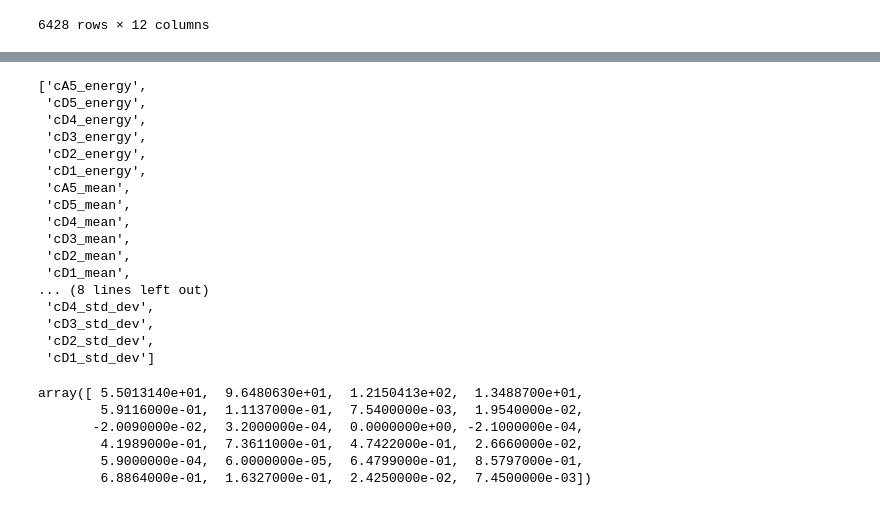
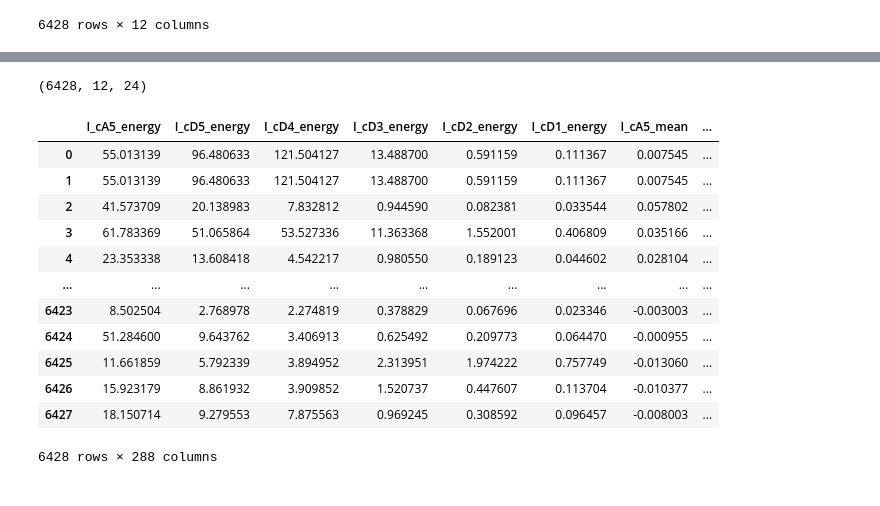
Before and after one commit to AGE90/atrial-fibrillation-detection, a Jupyter notebook: notebooks/02-AGE90-ecg-feature_extraction.ipynb, the cells around one changed output, grey strips where cells are left out. Cells and saved outputs as stored; diff of their text form; code cells hidden in the pictures.

```diff
--- a/notebooks/02-AGE90-ecg-feature_extraction.ipynb
+++ b/notebooks/02-AGE90-ecg-feature_extraction.ipynb
@@ -181,35 +185,36 @@ ecg_dFreq.to_csv(data_DIR, index=False)
 # %%
+wavelet = 'db4'
 level = 5
+
+wavelet_features = build_features.wave_dec_coeffs_ecg(ecg_wr_crop, wavelet=wavelet, level=level)
+print(wavelet_features.shape)
+
 w_statistics = ['energy', 'mean', 'varance', 'std_dev']
 w_coeff = ([f'cA{level}'] + [f'cD{i}' for i in range(level, 0, -1)])
 
-# [f"{x}_{y}" for x, y in list(zip(w_coeff, w_statistics))]
+w_features = [f"{x}_{y}" for y in w_statistics for x in w_coeff]
 
-[f"{x}_{y}" for y in w_statistics for x in w_coeff]
+_, _, n_wf = wavelet_features.shape
+
+ecg_waveFeat = pd.DataFrame()
+for lead in range(len(leads)):
+    ecg_wf = pd.DataFrame(wavelet_features[:, lead, :], columns=w_features)
+    ecg_wf = ecg_wf.add_prefix(leads[lead] + '_')
+    ecg_waveFeat = pd.concat([ecg_waveFeat, ecg_wf], axis=1)
+
+display(ecg_waveFeat)
 # %% [output]
-['cA5_energy',
- 'cD5_energy',
- 'cD4_energy',
- 'cD3_energy',
- 'cD2_energy',
- 'cD1_energy',
- 'cA5_mean',
- 'cD5_mean',
- 'cD4_mean',
- 'cD3_mean',
- 'cD2_mean',
- 'cD1_mean',
-... (8 lines left out)
- 'cD4_std_dev',
- 'cD3_std_dev',
- 'cD2_std_dev',
- 'cD1_std_dev']
+(6428, 12, 24)
+|  | I_cA5_energy | I_cD5_energy | I_cD4_energy | I_cD3_energy | I_cD2_energy | I_cD1_energy | I_cA5_mean | ... |
+| 0 | 55.013139 | 96.480633 | 121.504127 | 13.488700 | 0.591159 | 0.111367 | 0.007545 | ... |
+| 1 | 55.013139 | 96.480633 | 121.504127 | 13.488700 | 0.591159 | 0.111367 | 0.007545 | ... |
+| 2 | 41.573709 | 20.138983 | 7.832812 | 0.944590 | 0.082381 | 0.033544 | 0.057802 | ... |
+| 3 | 61.783369 | 51.065864 | 53.527336 | 11.363368 | 1.552001 | 0.406809 | 0.035166 | ... |
+| 4 | 23.353338 | 13.608418 | 4.542217 | 0.980550 | 0.189123 | 0.044602 | 0.028104 | ... |
+| ... | ... | ... | ... | ... | ... | ... | ... | ... |
+| 6423 | 8.502504 | 2.768978 | 2.274819 | 0.378829 | 0.067696 | 0.023346 | -0.003003 | ... |
+| 6424 | 51.284600 | 9.643762 | 3.406913 | 0.625492 | 0.209773 | 0.064470 | -0.000955 | ... |
+| 6425 | 11.661859 | 5.792339 | 3.894952 | 2.313951 | 1.974222 | 0.757749 | -0.013060 | ... |
+| 6426 | 15.923179 | 8.861932 | 3.909852 | 1.520737 | 0.447607 | 0.113704 | -0.010377 | ... |
+| 6427 | 18.150714 | 9.279553 | 7.875563 | 0.969245 | 0.308592 | 0.096457 | -0.008003 | ... |
+6428 rows × 288 columns
-# %%
-wavelet_features[0, 0, :]
-# %% [output]
-array([ 5.5013140e+01,  9.6480630e+01,  1.2150413e+02,  1.3488700e+01,
-        5.9116000e-01,  1.1137000e-01,  7.5400000e-03,  1.9540000e-02,
-       -2.0090000e-02,  3.2000000e-04,  0.0000000e+00, -2.1000000e-04,
-        4.1989000e-01,  7.3611000e-01,  4.7422000e-01,  2.6660000e-02,
-        5.9000000e-04,  6.0000000e-05,  6.4799000e-01,  8.5797000e-01,
-        6.8864000e-01,  1.6327000e-01,  2.4250000e-02,  7.4500000e-03])
```
Also changed, not shown: parts of 9 cells of this notebook, 2 other files.
